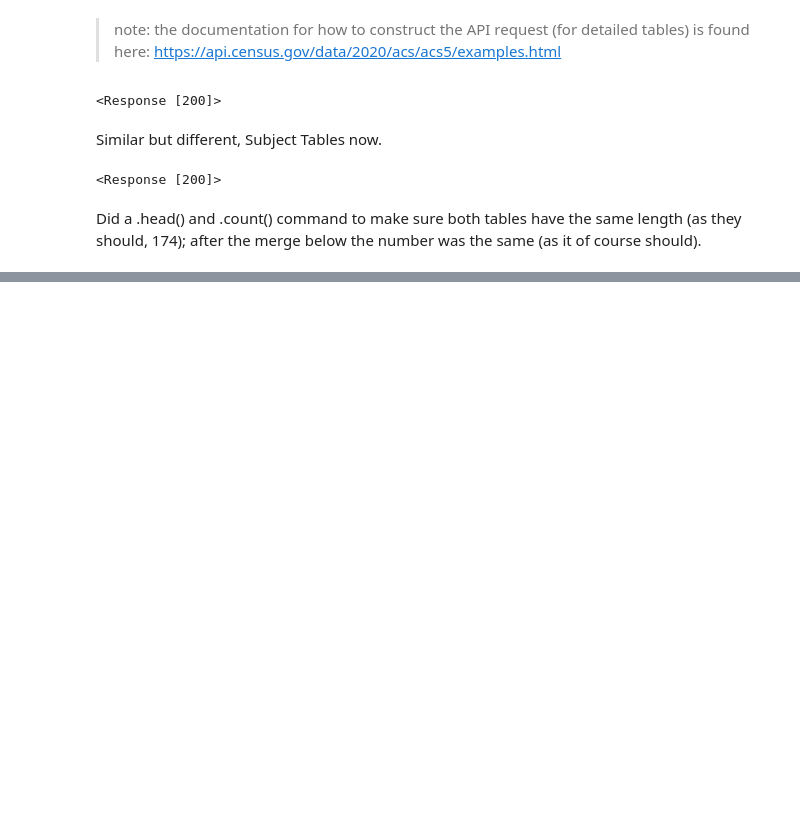
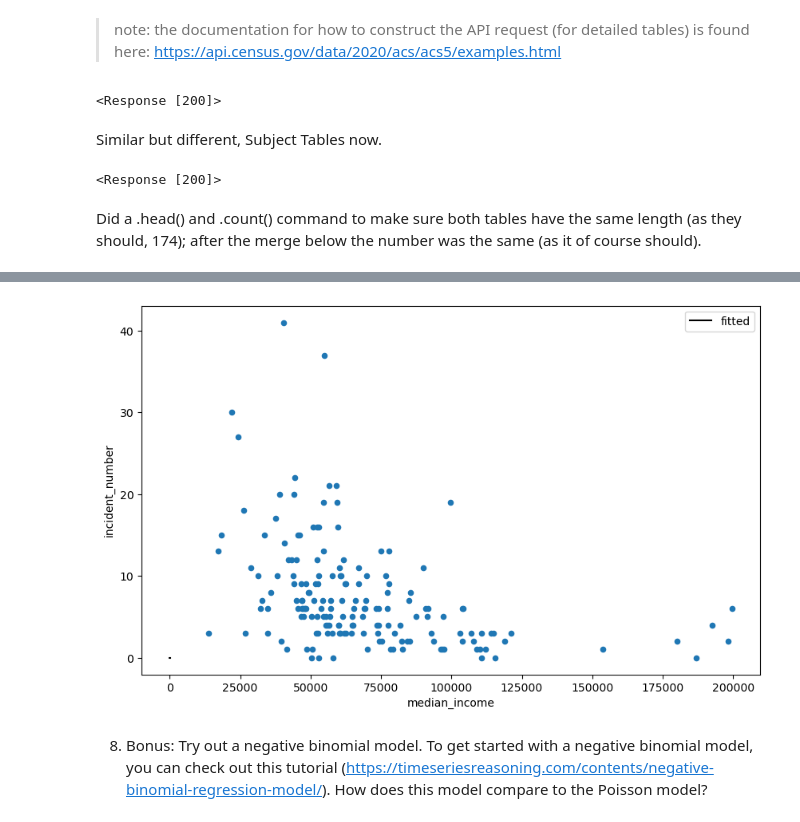
Before and after one commit to tomoumer/api_project-pizza, a Jupyter notebook: notebooks/TU_api_project.ipynb, the cells around one changed output, grey strips where cells are left out. Drawn from its saved outputs; the diff is of its cells as text; code cells hidden in the pictures; blank space fills up the shorter version.

Commit message:
resolved most of the statistical modelling

```diff
--- a/notebooks/TU_api_project.ipynb
+++ b/notebooks/TU_api_project.ipynb
@@ -105,0 +324,8 @@ pop_med_income_df = pd.merge(pop_df, med_income_df, "inner", on=['NAME', 'state'
+# %%
+pr_burg = smf.glm('incident_number ~ I(median_income/1000)',
+                 data = tract_aggrburglary,
+                  offset = np.log(tract_aggrburglary['population']),
+                 family = sm.families.Poisson()
+                 ).fit()
+
+pr_burg.summary()
@@ -105,0 +352,14 @@ pop_med_income_df = pd.merge(pop_df, med_income_df, "inner", on=['NAME', 'state'
+# %%
+fit_df = pd.DataFrame({
+    'median_income': np.linspace(start = tract_aggrburglary['median_income'].min()/1000,
+                      stop = tract_aggrburglary['median_income'].max()/1000,
+                      num = 150)
+})
+fit_df['fitted'] = pr_burg.predict(fit_df)
+
+ax = tract_aggrburglary.plot(x = 'median_income', y = 'incident_number', kind = 'scatter', figsize = (10,6))
+fit_df.plot(x = 'median_income', y = 'fitted', color = 'black', ax = ax);
+# %% [output]
+[figure, added]
+# %% [markdown]
+8. Bonus: Try out a negative binomial model. To get started with a negative binomial model, you can check out this tutorial (https://timeseriesreasoning.com/contents/negative-binomial-regression-model/). How does this model compare to the Poisson model?
```
Also changed, not shown: parts of 40 cells of this notebook.
